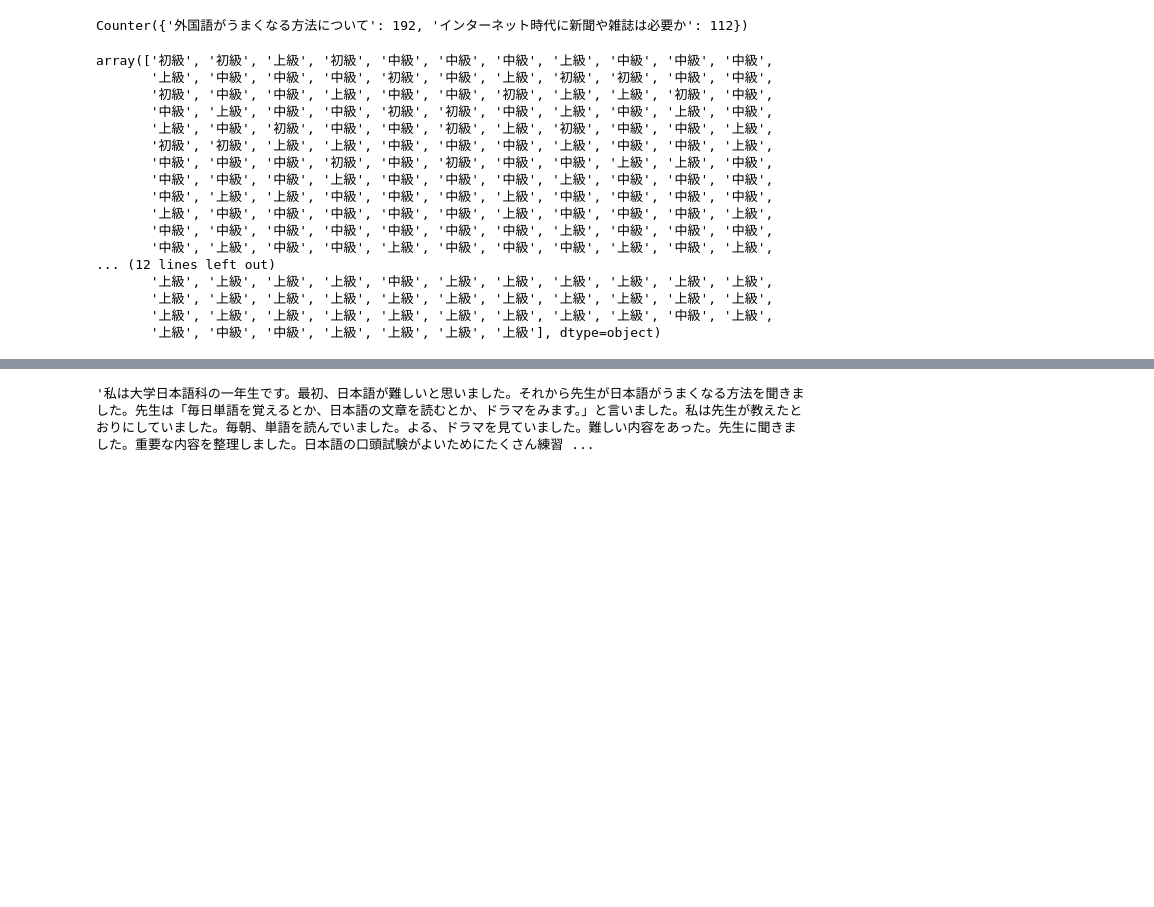
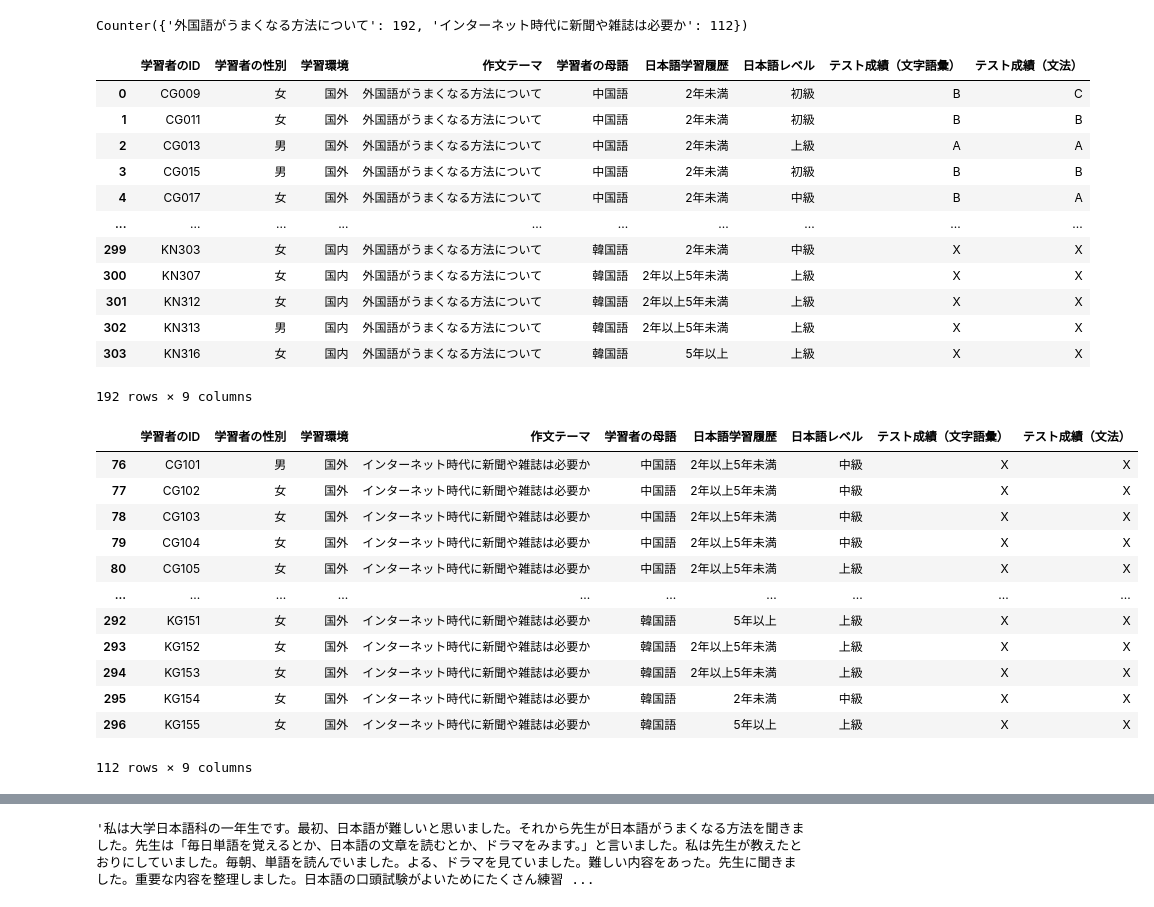
Before and after one commit to tsubasakawai2/nlp_project, a Jupyter notebook: project.ipynb, the cells around one changed output, grey strips where cells are left out. Drawn from its saved outputs; the diff is of its cells as text; code cells hidden in the pictures; blank space fills up the shorter version.

```diff
--- a/project.ipynb
+++ b/project.ipynb
@@ -166,23 +142,36 @@ Counter(labels.作文テーマ)
 Counter({'外国語がうまくなる方法について': 192, 'インターネット時代に新聞や雑誌は必要か': 112})
 # %%
 import numpy as np
-label1 = np.array(labels.日本語レベル)
+label1 = labels.loc[labels.作文テーマ == "外国語がうまくなる方法について",:]
 label1
 # %% [output]
+|  | 学習者のID | 学習者の性別 | 学習環境 | 作文テーマ | 学習者の母語 | 日本語学習履歴 | 日本語レベル | テスト成績（文字語彙） | テスト成績（文法） |
+| 0 | CG009 | 女 | 国外 | 外国語がうまくなる方法について | 中国語 | 2年未満 | 初級 | B | C |
+| 1 | CG011 | 女 | 国外 | 外国語がうまくなる方法について | 中国語 | 2年未満 | 初級 | B | B |
+| 2 | CG013 | 男 | 国外 | 外国語がうまくなる方法について | 中国語 | 2年未満 | 上級 | A | A |
+| 3 | CG015 | 男 | 国外 | 外国語がうまくなる方法について | 中国語 | 2年未満 | 初級 | B | B |
+| 4 | CG017 | 女 | 国外 | 外国語がうまくなる方法について | 中国語 | 2年未満 | 中級 | B | A |
+| ... | ... | ... | ... | ... | ... | ... | ... | ... | ... |
+| 299 | KN303 | 女 | 国内 | 外国語がうまくなる方法について | 韓国語 | 2年未満 | 中級 | X | X |
+| 300 | KN307 | 女 | 国内 | 外国語がうまくなる方法について | 韓国語 | 2年以上5年未満 | 上級 | X | X |
+| 301 | KN312 | 女 | 国内 | 外国語がうまくなる方法について | 韓国語 | 2年以上5年未満 | 上級 | X | X |
+| 302 | KN313 | 男 | 国内 | 外国語がうまくなる方法について | 韓国語 | 2年以上5年未満 | 上級 | X | X |
+| 303 | KN316 | 女 | 国内 | 外国語がうまくなる方法について | 韓国語 | 5年以上 | 上級 | X | X |
-array(['初級', '初級', '上級', '初級', '中級', '中級', '中級', '上級', '中級', '中級', '中級',
-       '上級', '中級', '中級', '中級', '初級', '中級', '上級', '初級', '初級', '中級', '中級',
-       '初級', '中級', '中級', '上級', '中級', '中級', '初級', '上級', '上級', '初級', '中級',
-       '中級', '上級', '中級', '中級', '初級', '初級', '中級', '上級', '中級', '上級', '中級',
-       '上級', '中級', '初級', '中級', '中級', '初級', '上級', '初級', '中級', '中級', '上級',
-       '初級', '初級', '上級', '上級', '中級', '中級', '中級', '上級', '中級', '中級', '上級',
-       '中級', '中級', '中級', '初級', '中級', '初級', '中級', '中級', '上級', '上級', '中級',
-       '中級', '中級', '中級', '上級', '中級', '中級', '中級', '上級', '中級', '中級', '中級',
-       '中級', '上級', '上級', '中級', '中級', '中級', '上級', '中級', '中級', '中級', '中級',
-       '上級', '中級', '中級', '中級', '中級', '中級', '上級', '中級', '中級', '中級', '上級',
-       '中級', '中級', '中級', '中級', '中級', '中級', '中級', '上級', '中級', '中級', '中級',
-       '中級', '上級', '中級', '中級', '上級', '中級', '中級', '中級', '上級', '中級', '上級',
-... (12 lines left out)
-       '上級', '上級', '上級', '上級', '中級', '上級', '上級', '上級', '上級', '上級', '上級',
-       '上級', '上級', '上級', '上級', '上級', '上級', '上級', '上級', '上級', '上級', '上級',
-       '上級', '上級', '上級', '上級', '上級', '上級', '上級', '上級', '上級', '中級', '上級',
-       '上級', '中級', '中級', '上級', '上級', '上級', '上級'], dtype=object)
+192 rows × 9 columns
+# %%
+label2 = labels.loc[labels.作文テーマ == "インターネット時代に新聞や雑誌は必要か",:]
+label2
+# %% [output]
+|  | 学習者のID | 学習者の性別 | 学習環境 | 作文テーマ | 学習者の母語 | 日本語学習履歴 | 日本語レベル | テスト成績（文字語彙） | テスト成績（文法） |
+| 76 | CG101 | 男 | 国外 | インターネット時代に新聞や雑誌は必要か | 中国語 | 2年以上5年未満 | 中級 | X | X |
+| 77 | CG102 | 女 | 国外 | インターネット時代に新聞や雑誌は必要か | 中国語 | 2年以上5年未満 | 中級 | X | X |
+| 78 | CG103 | 女 | 国外 | インターネット時代に新聞や雑誌は必要か | 中国語 | 2年以上5年未満 | 中級 | X | X |
+| 79 | CG104 | 女 | 国外 | インターネット時代に新聞や雑誌は必要か | 中国語 | 2年以上5年未満 | 中級 | X | X |
+| 80 | CG105 | 女 | 国外 | インターネット時代に新聞や雑誌は必要か | 中国語 | 2年以上5年未満 | 上級 | X | X |
+| ... | ... | ... | ... | ... | ... | ... | ... | ... | ... |
+| 292 | KG151 | 女 | 国外 | インターネット時代に新聞や雑誌は必要か | 韓国語 | 5年以上 | 上級 | X | X |
+| 293 | KG152 | 女 | 国外 | インターネット時代に新聞や雑誌は必要か | 韓国語 | 2年以上5年未満 | 上級 | X | X |
+| 294 | KG153 | 女 | 国外 | インターネット時代に新聞や雑誌は必要か | 韓国語 | 2年以上5年未満 | 上級 | X | X |
+| 295 | KG154 | 女 | 国外 | インターネット時代に新聞や雑誌は必要か | 韓国語 | 2年未満 | 中級 | X | X |
+| 296 | KG155 | 女 | 国外 | インターネット時代に新聞や雑誌は必要か | 韓国語 | 5年以上 | 上級 | X | X |
+112 rows × 9 columns
```
Also changed, not shown: parts of 14 cells of this notebook.
